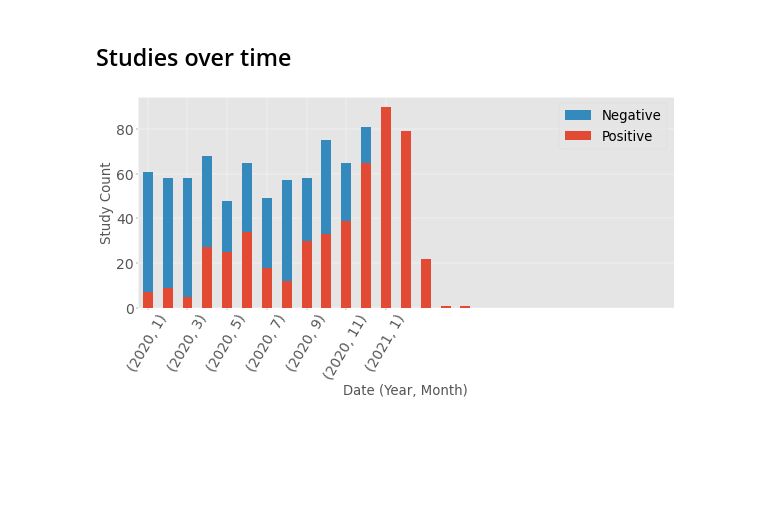
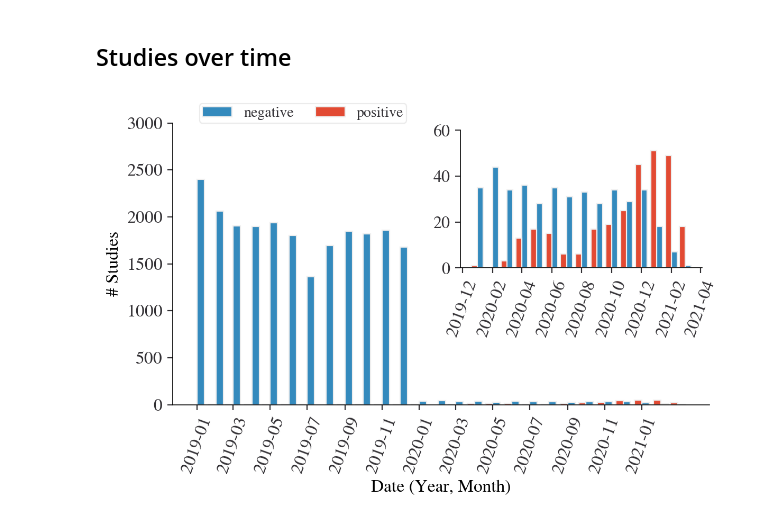
Before and after one commit to Kiril94/Thesis, a Jupyter notebook: cobra/ds_notebooks/general_stats_clean.ipynb, the cells around one changed output. Drawn from its saved outputs; the diff is of its cells as text; code cells hidden in the pictures; blank space fills up the shorter version.

```diff
--- a/cobra/ds_notebooks/general_stats_clean.ipynb
+++ b/cobra/ds_notebooks/general_stats_clean.ipynb
@@ -168,0 +184,5 @@ df_studies.head()
+# %%
+dftps['DateTimeStart'] = dftps['DateTimeStart'].apply(
+    lambda x: dt(int(x.year), int(x.month), 1))
+dftns['DateTimeStart'] = dftns['DateTimeStart'].apply(
+    lambda x: dt(int(x.year), int(x.month), 1))
@@ -169,2 +200,12 @@ df_studies.head()
+# %%
+dftns = dftns[dftns.DateTimeStart!=dt(2018,1,1)]
+# %%
+dftps1 = pd.DataFrame(dftps.groupby(['DateTimeStart']).count())
+dftns1 = pd.DataFrame(dftns.groupby(['DateTimeStart']).count())
+
+dftps2 = dftps1[(dftps1.index>=dt(2020,1,1))&\
+     (dftps1.index<=dt(2021,4,16))]#.set_index('InstanceCreationDate')
+dftns2 = dftns1[(dftns1.index>=dt(2020,1,1))&\
+     (dftns1.index<=dt(2021,4,16))]#.set_index('InstanceCreationDate')
 # %% [markdown]
 ## Studies over time
@@ -174,24 +212,35 @@ df_studies_p = df_studies[df_studies.PatientID.isin(dfc[dfc.Positive==1].Patient
-# %%
-fig, ax = svis.plot_decorator(df_studies_n.groupby([df_studies_n["DateTimeStart"].dt.year, \
-    df_studies_n["DateTimeStart"].dt.month]).DateTimeStart.count().plot,
-    figsize=(15,8),
-    plot_func_kwargs={'kind':'bar','label':'Negative',
-        'color':svis.Color_palette(0)[1],} ,
-    kwargs={'xtickparams_rot':60, 'ylabel':'Study Count',
-        'ylabel_fs':24,
-    })
-ax = df_studies_p.groupby([df_studies_p["DateTimeStart"].dt.year, \
-    df_studies_p["DateTimeStart"].dt.month]).DateTimeStart.count().plot(kind="bar",
-    color=svis.Color_palette(0)[0], ax=ax, label='Positive')
-ax.tick_params(axis='x', which='major', rotation=60)
-ax.set_xlabel('Date (Year, Month)', fontsize=24)
-ax.legend(fontsize=24)
-x_ticks = ax.get_xticks()
-
-# Set xtick locations to the values of the array `x_ticks`
-ax.set_xticks(x_ticks[:-3:2])
-
-ax.set_xlim(-.5, 26.5)
-fig.savefig(join(fig_dir, 'basic_stats','year_month_studies_no_other'),dpi=100)
-# %% [output]
-[figure, removed]
+# %%
+fig, ax = plt.subplots()
+plt.rcParams["figure.dpi"] = 200
+ax.bar(dftns1.index+datetime.timedelta(6), dftns1.PatientID,
+    width=12, color=colors[1],label='negative')
+ax.bar(dftps1.index-datetime.timedelta(6), dftps1.PatientID, width=12, color=colors[0],
+    label='positive')
+axins = inset_axes(ax,
+                    width="45%", # width = 30% of parent_bbox
+                    height=1.3, # height : 1 inch
+                    loc=1)
+
+axins.bar(dftns2.index+datetime.timedelta(6), dftns2.PatientID, width=12, color=colors[1], )
+axins.bar(dftps2.index-datetime.timedelta(6), dftps2.PatientID, width=12, color=colors[0],)
+
+axins.xaxis.set_major_locator(mdates.MonthLocator())
+axins.xaxis.set_major_formatter(mdates.DateFormatter('%Y-%m'))
+axins.tick_params(axis='x', which='major',  rotation=70, )
+axins.tick_params(axis='y', which='major', labelsize=11.5,)
+ax.xaxis.set_major_locator(mdates.MonthLocator())
+ax.xaxis.set_major_formatter(mdates.DateFormatter('%Y-%m'))
+ax.tick_params(axis='x', which='major',  rotation=70)
+ax.tick_params(axis='y', which='major', )
+x_ticks = axins.get_xticks()
+_ = axins.set_xticks(x_ticks[::2])
+
+x_ticks = ax.get_xticks()
+_ = ax.set_xticks(x_ticks[1:-2:2])
+ax.set_ylabel('# Studies', )
+ax.set_xlabel('Date (Year, Month)', )
+ax.legend(ncol=2, loc=(.05,1),)
+fig.tight_layout()
+fig.savefig(join(fig_dir, 'basic_stats','studies_date_pos_neg.png'),dpi=350)
+# %% [output]
+[figure, added]
```
Also changed, not shown: parts of 16 cells of this notebook, 3 other files.
